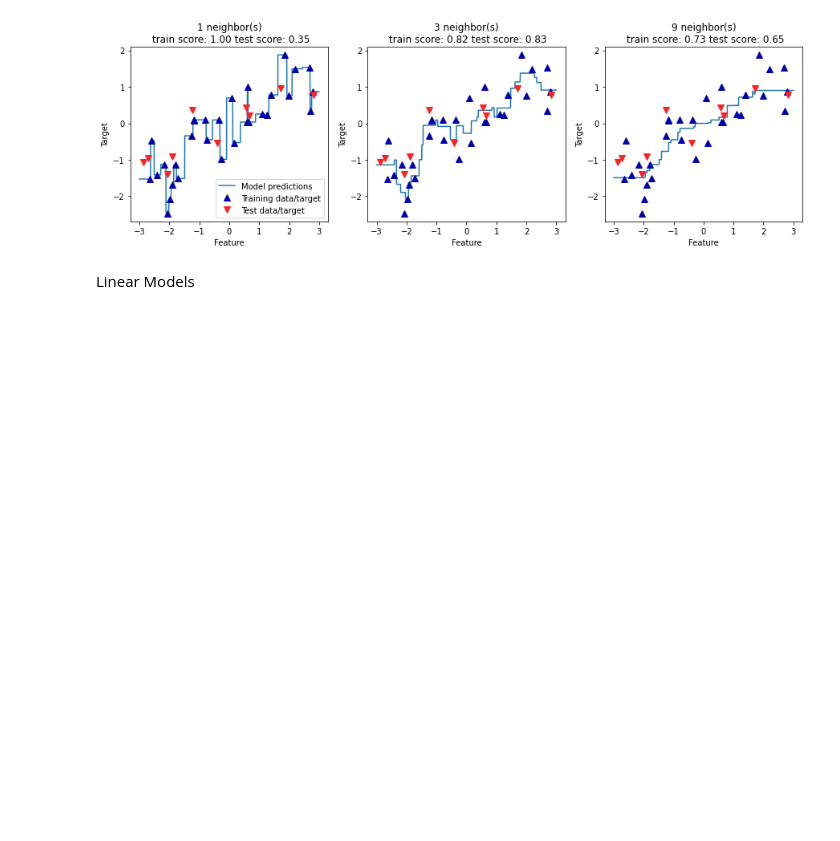
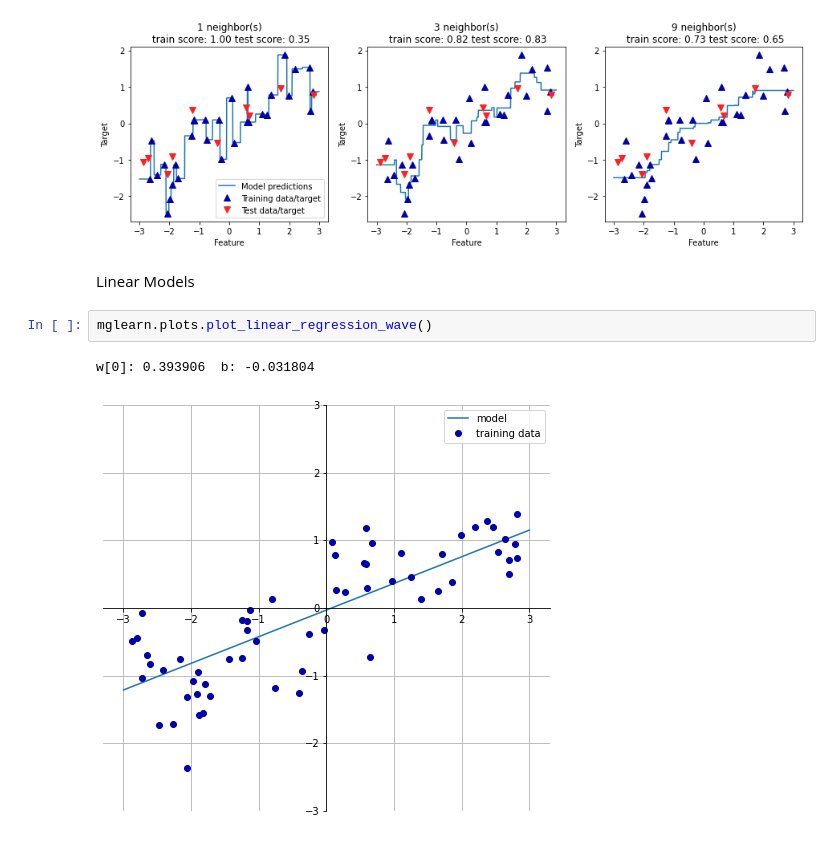
Before and after one commit to joeelorm/ML, a Jupyter notebook: Supervised Learning/Supervised Learning.ipynb, the cells around one changed output. Saved outputs shown, nothing was run; the diff lists cells and outputs as text; blank space fills up the shorter version.

```diff
--- a/Supervised Learning/Supervised Learning.ipynb
+++ b/Supervised Learning/Supervised Learning.ipynb
@@ -203,3 +203,8 @@ for n_neighbors, ax in zip([1,3,9], axes):
 [figure]
 # %% [markdown]
 Linear Models
+# %%
+mglearn.plots.plot_linear_regression_wave()
+# %% [output]
+w[0]: 0.393906  b: -0.031804
+[figure, added]
```
